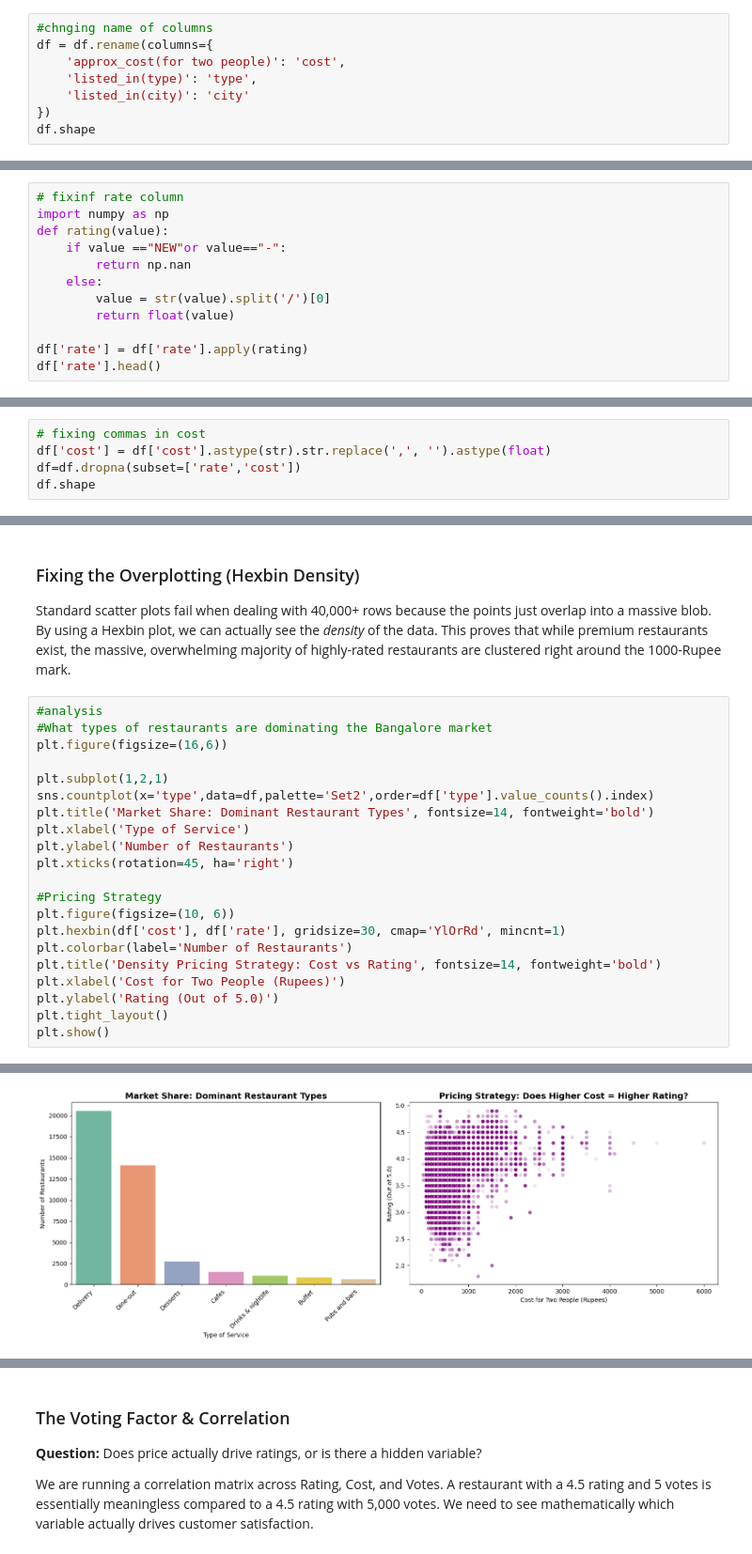
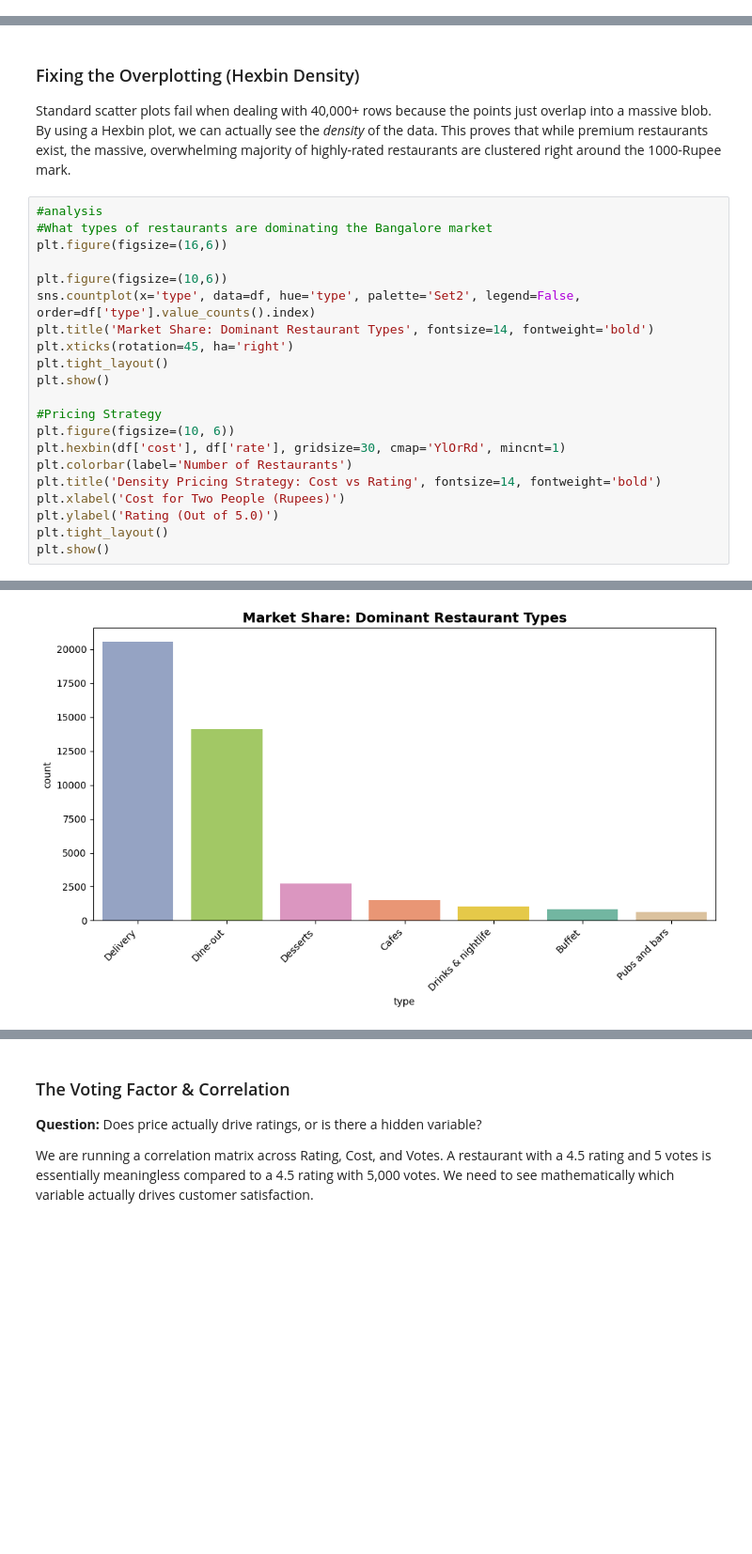
Before and after one commit to Rehanku/zomato-business-eda, a Jupyter notebook: notebooks/01_EDA.ipynb, the cells around one changed output, grey strips where cells are left out. Shown at 94% size. Drawn from its saved outputs; the diff is of its cells as text; blank space fills up the shorter version.

Commit message:
fix: resolve code review feedback (cleaning logic, seaborn warnings, missing service analysis)

```diff
--- a/notebooks/01_EDA.ipynb
+++ b/notebooks/01_EDA.ipynb
@@ -60,8 +92,0 @@ print(f"Rows after dropping nulls: {len(df)} — dropped {dropped_rows} rows ({d
-# %%
-#chnging name of columns
-df = df.rename(columns={
-    'approx_cost(for two people)': 'cost',
-    'listed_in(type)': 'type',
-    'listed_in(city)': 'city'
-})
-df.shape
@@ -70,12 +92,0 @@ df.shape
-# %%
-# fixinf rate column
-import numpy as np
-def rating(value):
-    if value =="NEW"or value=="-":
-        return np.nan
-    else:
-        value = str(value).split('/')[0]
-        return float(value)
-
-df['rate'] = df['rate'].apply(rating)
-df['rate'].head()
@@ -89,5 +92,0 @@ Name: rate, dtype: float64
-# %%
-# fixing commas in cost
-df['cost'] = df['cost'].astype(str).str.replace(',', '').astype(float)
-df=df.dropna(subset=['rate','cost'])
-df.shape
@@ -106,12 +103,12 @@ Standard scatter plots fail when dealing with 40,000+ rows because the points ju
 #What types of restaurants are dominating the Bangalore market
 plt.figure(figsize=(16,6))
 
-plt.subplot(1,2,1)
-sns.countplot(x='type',data=df,palette='Set2',order=df['type'].value_counts().index)
+plt.figure(figsize=(10,6))
+sns.countplot(x='type', data=df, hue='type', palette='Set2', legend=False, order=df['type'].value_counts().index)
 plt.title('Market Share: Dominant Restaurant Types', fontsize=14, fontweight='bold')
-plt.xlabel('Type of Service')
-plt.ylabel('Number of Restaurants')
 plt.xticks(rotation=45, ha='right')
+plt.tight_layout()
+plt.show()
 
 #Pricing Strategy
 plt.figure(figsize=(10, 6))
@@ -129 +124 @@ Passing `palette` without assigning `hue` is deprecated and will be removed in v
-[figure, old version]
+[figure, new version]
```
Also changed, not shown: parts of 11 cells of this notebook, 4 other files.
